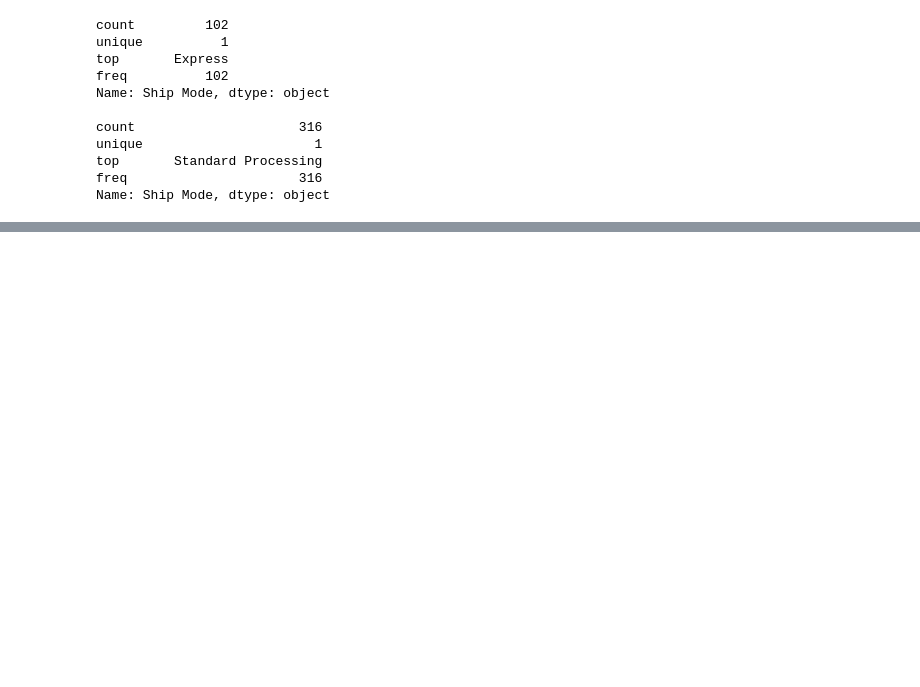
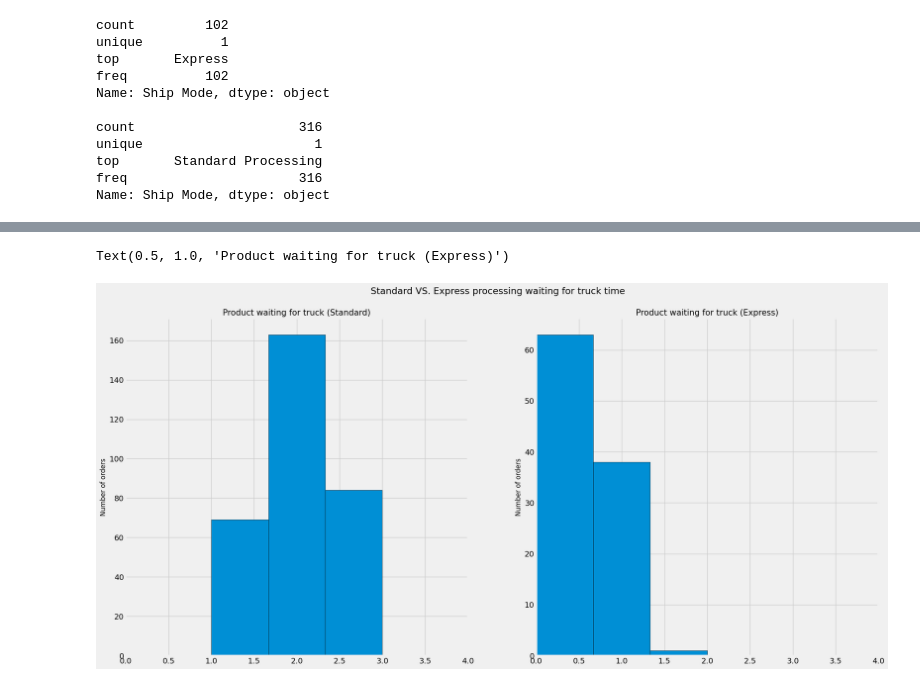
Before and after one commit to NourSaf/muesli-project, a Jupyter notebook: EDA_Muesli-warehouse.ipynb, the cells around one changed output, grey strips where cells are left out. Saved outputs shown, nothing was run; the diff lists cells and outputs as text; code cells hidden in the pictures; blank space fills up the shorter version.

```diff
--- a/EDA_Muesli-warehouse.ipynb
+++ b/EDA_Muesli-warehouse.ipynb
@@ -381,0 +443,7 @@ Text(0.5, 1.0, 'Total Days in Wearhause before shipment (Express)')
+# %%
+express_orders  = processing_df[processing_df['Ship Mode'] == 'Express']
+standard_orders = processing_df[processing_df['Ship Mode'] == 'Standard Processing']
+
+
+print('Express orders waiting for truck loading' , express_orders['waiting_for_truck'].describe(), '\n')
+print('Standard orders waiting for truck loading', standard_orders['waiting_for_truck'].describe())
@@ -381,0 +482,4 @@ Text(0.5, 1.0, 'Total Days in Wearhause before shipment (Express)')
+# %%
+# Express VS Standard waiting for truck
+standard_wft = standard_orders['waiting_for_truck'].dt.days
+express_wft = express_orders['waiting_for_truck'].dt.days
@@ -381,0 +498,18 @@ Text(0.5, 1.0, 'Total Days in Wearhause before shipment (Express)')
+# %%
+fig, ax = plt.subplots(1,2, figsize=(20,10))
+plt.suptitle('Standard VS. Express processing waiting for truck time')
+fig.tight_layout()
+plt.subplots_adjust(hspace=.5, wspace=.2, top=.9)
+
+ax[0].hist(x=standard_wft, bins=3, edgecolor='black')
+ax[0].set_ylabel('Number of orders', fontsize=12)
+ax[0].set_xlim(0,4)
+ax[0].set_title('Product waiting for truck (Standard)', fontsize=15)
+
+ax[1].hist(x=express_wft, bins=3, edgecolor='black')
+ax[1].set_ylabel('Number of orders', fontsize=12)
+ax[1].set_xlim(0,4)
+ax[1].set_title('Product waiting for truck (Express)', fontsize=15)
+# %% [output]
+Text(0.5, 1.0, 'Product waiting for truck (Express)')
+[figure, added]
```
Also changed, not shown: parts of 38 cells of this notebook, 9 other files.
